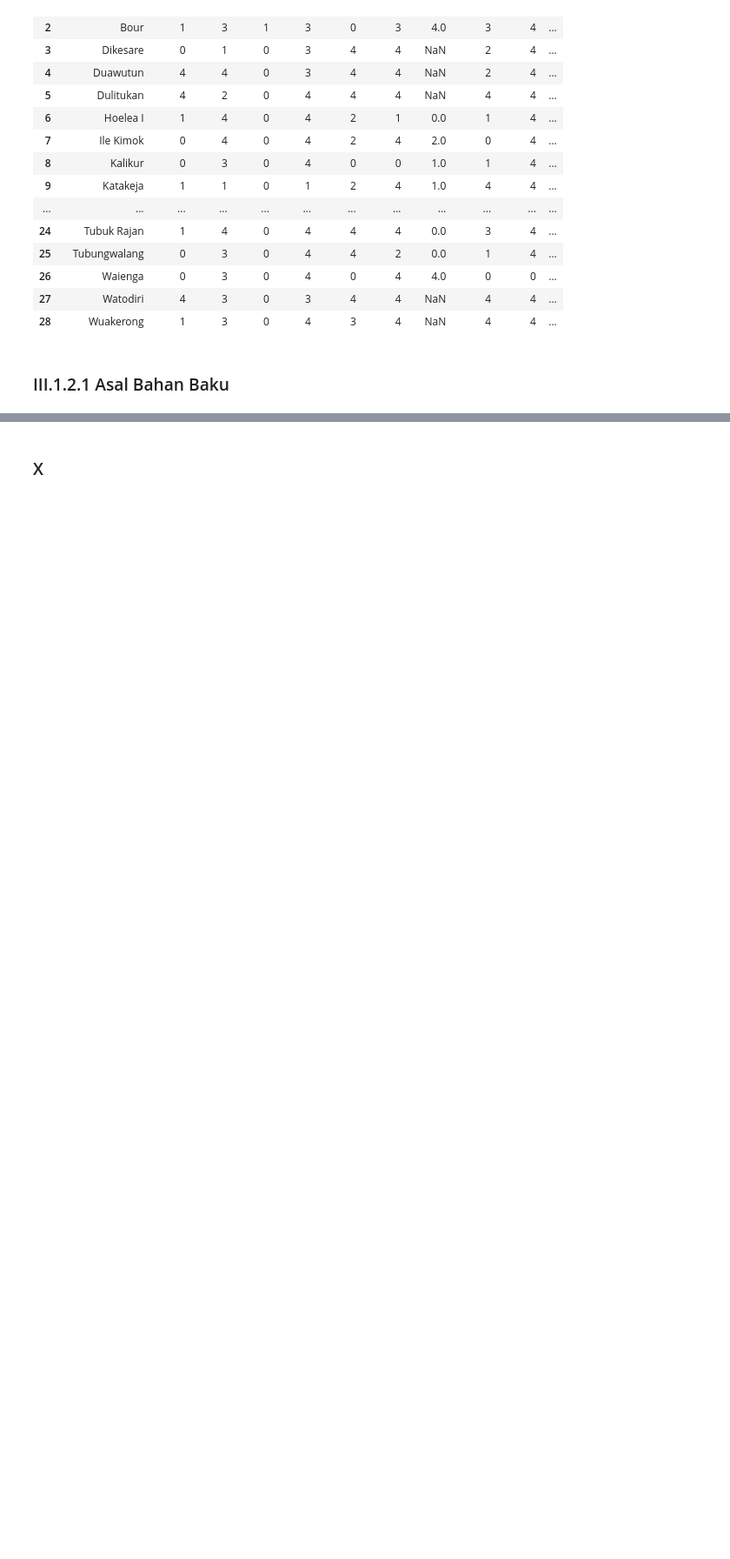
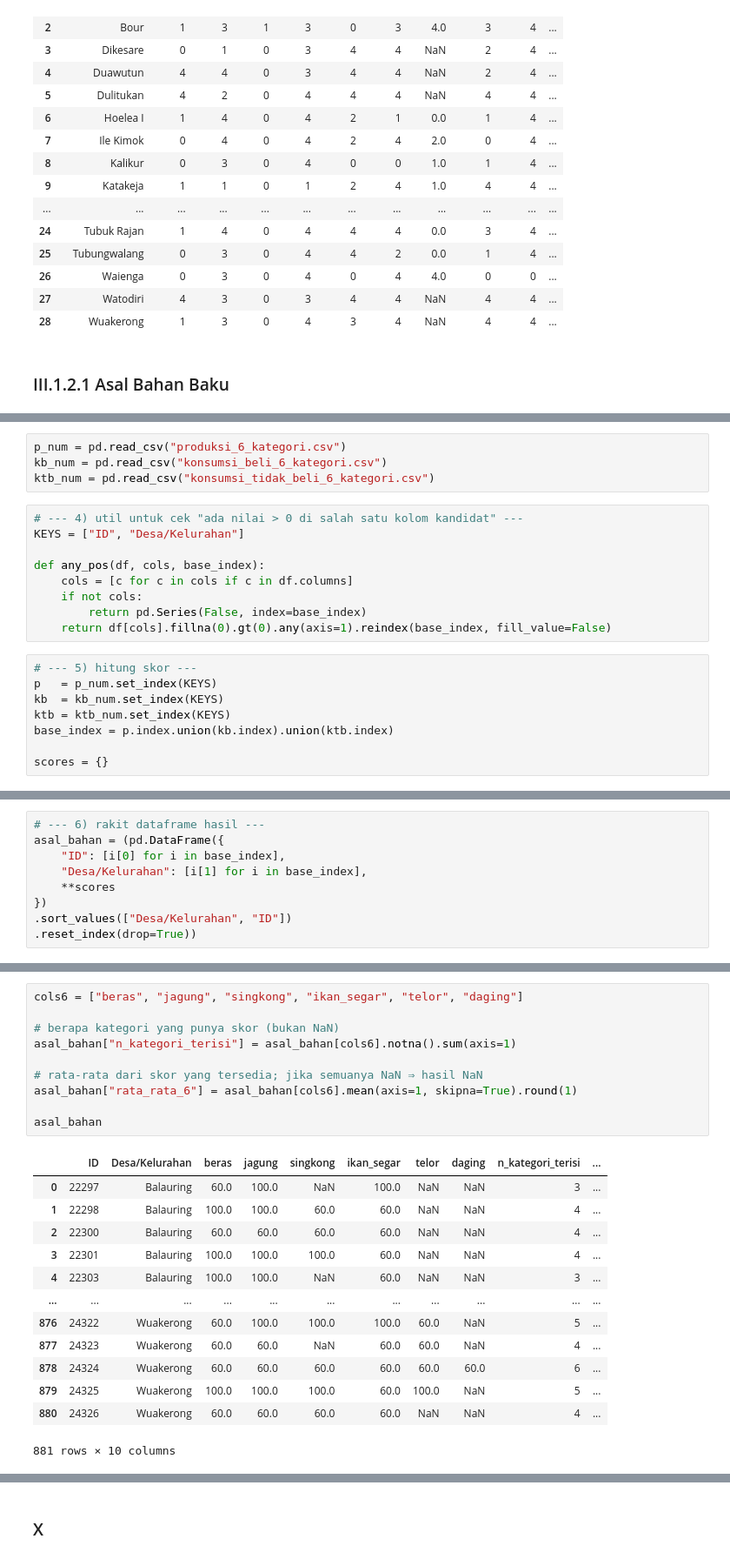
Before and after one commit to hldfiadn/rumah-tangga-mbkp, a Jupyter notebook: df sesuai atribut/perhitungan_IKP.ipynb, the cells around one changed output, grey strips where cells are left out. Shown at 87% size. Cells and saved outputs as stored; diff of their text form; blank space fills up the shorter version.

```diff
--- a/df sesuai atribut/perhitungan_IKP.ipynb
+++ b/df sesuai atribut/perhitungan_IKP.ipynb
@@ -2124,3 +2124,24 @@ desc_sorted
 | kalori_bungkus_Bumbu_Kemasan | 881.0 | NaN | NaN | NaN | 0.0 | 0.0 | 0.0 | 0.0 | 0.0 | 0.0 | 0.0 |
 | kalori_400g_MSG | 881.0 | NaN | NaN | NaN | 0.0 | 0.0 | 0.0 | 0.0 | 0.0 | 0.0 | 0.0 |
 | Desa/Kelurahan | 881 | 29 | Muruona | 41 | NaN | NaN | NaN | NaN | NaN | NaN | NaN |
+# %%
+p_num = pd.read_csv("produksi_6_kategori.csv")
+kb_num = pd.read_csv("konsumsi_beli_6_kategori.csv")
+ktb_num = pd.read_csv("konsumsi_tidak_beli_6_kategori.csv")
+# %%
+# --- 4) util untuk cek "ada nilai > 0 di salah satu kolom kandidat" ---
+KEYS = ["ID", "Desa/Kelurahan"]
+
+def any_pos(df, cols, base_index):
+    cols = [c for c in cols if c in df.columns]
+    if not cols:
+        return pd.Series(False, index=base_index)
+    return df[cols].fillna(0).gt(0).any(axis=1).reindex(base_index, fill_value=False)
+# %%
+# --- 5) hitung skor ---
+p   = p_num.set_index(KEYS)
+kb  = kb_num.set_index(KEYS)
+ktb = ktb_num.set_index(KEYS)
+base_index = p.index.union(kb.index).union(ktb.index)
+
+scores = {}
@@ -2126,0 +2209,9 @@ desc_sorted
+# %%
+# --- 6) rakit dataframe hasil ---
+asal_bahan = (pd.DataFrame({
+    "ID": [i[0] for i in base_index],
+    "Desa/Kelurahan": [i[1] for i in base_index],
+    **scores
+})
+.sort_values(["Desa/Kelurahan", "ID"])
+.reset_index(drop=True))
@@ -2126,0 +2234,24 @@ desc_sorted
+# %%
+cols6 = ["beras", "jagung", "singkong", "ikan_segar", "telor", "daging"]
+
+# berapa kategori yang punya skor (bukan NaN)
+asal_bahan["n_kategori_terisi"] = asal_bahan[cols6].notna().sum(axis=1)
+
+# rata-rata dari skor yang tersedia; jika semuanya NaN ⇒ hasil NaN
+asal_bahan["rata_rata_6"] = asal_bahan[cols6].mean(axis=1, skipna=True).round(1)
+
+asal_bahan
+# %% [output]
+|  | ID | Desa/Kelurahan | beras | jagung | singkong | ikan_segar | telor | daging | n_kategori_terisi | ... |
+| 0 | 22297 | Balauring | 60.0 | 100.0 | NaN | 100.0 | NaN | NaN | 3 | ... |
+| 1 | 22298 | Balauring | 100.0 | 100.0 | 60.0 | 60.0 | NaN | NaN | 4 | ... |
+| 2 | 22300 | Balauring | 60.0 | 60.0 | 60.0 | 60.0 | NaN | NaN | 4 | ... |
+| 3 | 22301 | Balauring | 100.0 | 100.0 | 100.0 | 60.0 | NaN | NaN | 4 | ... |
+| 4 | 22303 | Balauring | 100.0 | 100.0 | NaN | 60.0 | NaN | NaN | 3 | ... |
+| ... | ... | ... | ... | ... | ... | ... | ... | ... | ... | ... |
+| 876 | 24322 | Wuakerong | 60.0 | 100.0 | 100.0 | 100.0 | 60.0 | NaN | 5 | ... |
+| 877 | 24323 | Wuakerong | 60.0 | 60.0 | NaN | 60.0 | 60.0 | NaN | 4 | ... |
+| 878 | 24324 | Wuakerong | 60.0 | 60.0 | 60.0 | 60.0 | 60.0 | 60.0 | 6 | ... |
+| 879 | 24325 | Wuakerong | 100.0 | 100.0 | 100.0 | 60.0 | 100.0 | NaN | 5 | ... |
+| 880 | 24326 | Wuakerong | 60.0 | 60.0 | 60.0 | 60.0 | NaN | NaN | 4 | ... |
+881 rows × 10 columns
```
Also changed, not shown: parts of 7 cells of this notebook, 5 other files.
